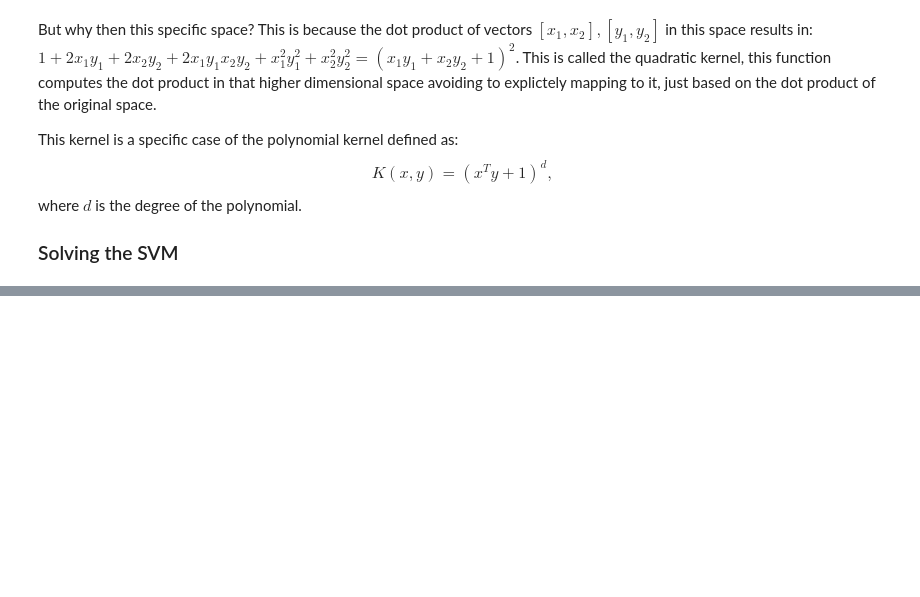
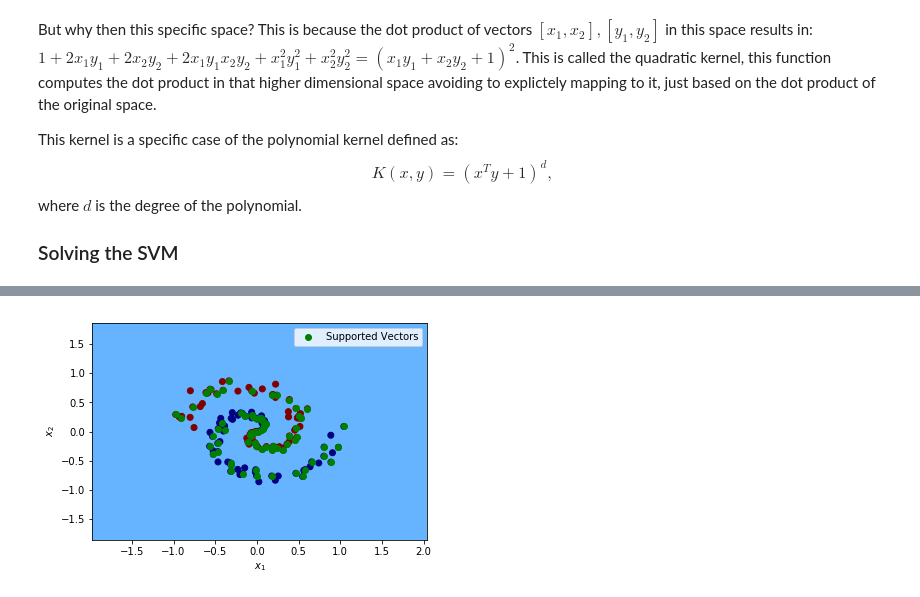
Before and after one commit to SergioAlvarezB/ml-numpy, a Jupyter notebook: notebooks/svm-kernels.ipynb, the cells around one changed output, grey strips where cells are left out. Cells and saved outputs as stored; diff of their text form; code cells hidden in the pictures; blank space fills up the shorter version.

Commit message:
Add _fit_analytic method to SVM class, continue svm-derivation

```diff
--- a/notebooks/svm-kernels.ipynb
+++ b/notebooks/svm-kernels.ipynb
@@ -158,0 +165,16 @@ plt.show()
+# %%
+rbf_model_analytic = SVM(kernel='rbf', gamma=10, C=1000)
+rbf_model_analytic.fit_analytic(x_train, y_train)
+# %%
+ax = plot_decision_boundary(rbf_model_analytic.predict,
+                            x_range=[x_train[:, 0].min()-1, x_train[:, 0].max()+1],
+                            y_range=[x_train[:, 1].min()-1, x_train[:, 1].max()+1])
+ax.scatter(x_train[:, 0], x_train[:, 1], c=y_train, cmap='jet')
+# Plot supported vectors
+ax.scatter(rbf_model_analytic.supported_vectors[:, 0], rbf_model_analytic.supported_vectors[:, 1], color='green', label='Supported Vectors')
+ax.legend()
+plt.xlabel('$x_1$')
+plt.ylabel('$x_2$')
+plt.show()
+# %% [output]
+[figure, added]
```
Also changed, not shown: parts of 13 cells of this notebook, 2 other files.
